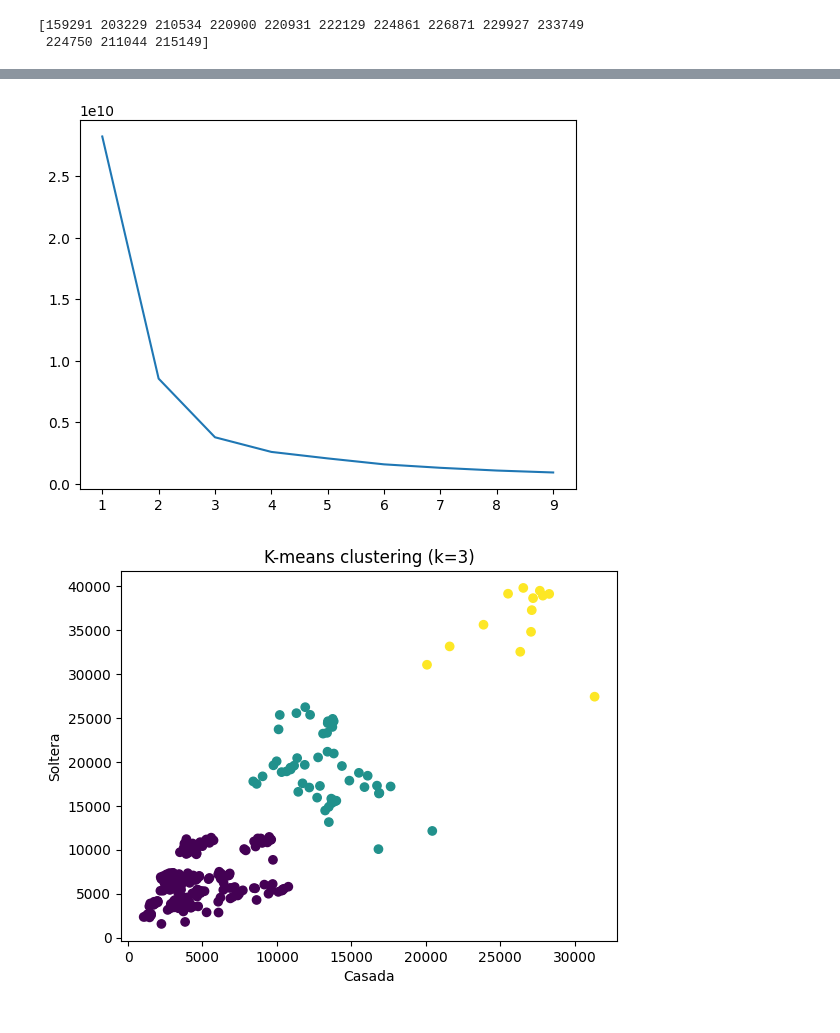
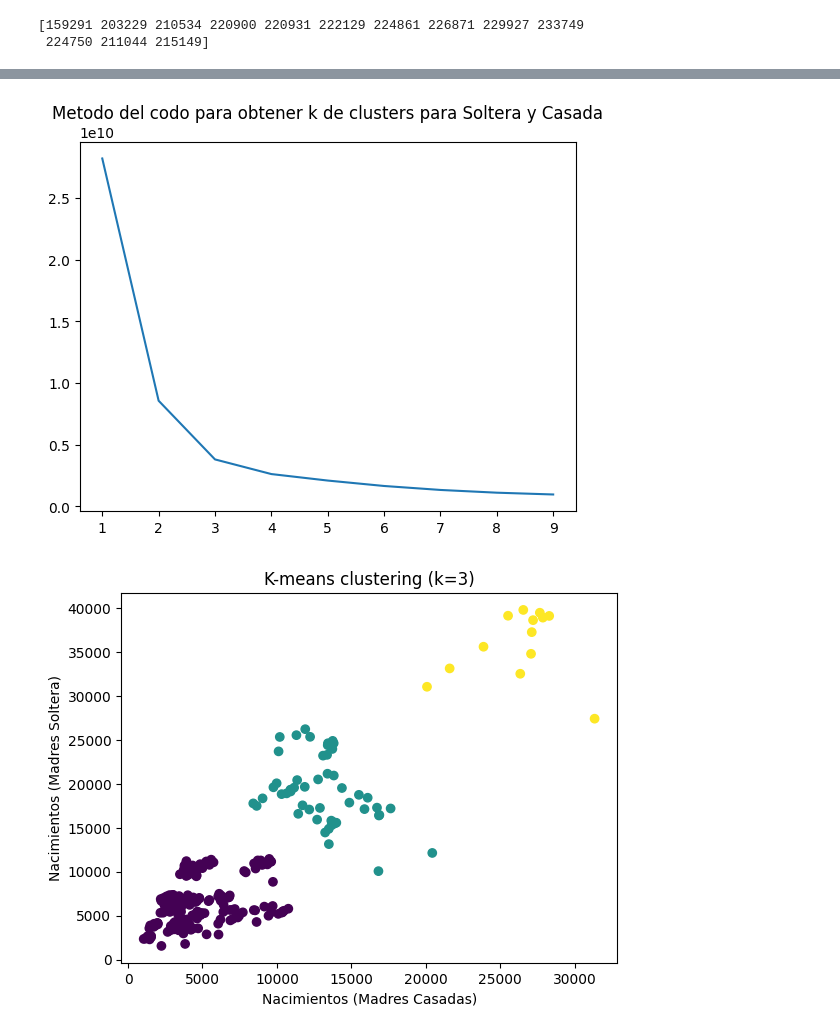
Before and after one commit to aleg001/Proyecto1-MD, a Jupyter notebook: Natalidad.ipynb, the cells around one changed output, grey strips where cells are left out. Saved outputs shown, nothing was run; the diff lists cells and outputs as text; code cells hidden in the pictures.

```diff
--- a/Natalidad.ipynb
+++ b/Natalidad.ipynb
@@ -289,30 +293,32 @@ plt.show()
 # %%
+# Se aplica el metodo del codo para obtener k de clusters para Soltera y Casada
 from sklearn.cluster import KMeans
 from scipy.spatial.distance import cdist
 distortions = []
 inertias = []
 mapping1 = {}
 mapping2 = {}
 K = range(1, 10)
 X = df_merged[["Soltera", "Casada"]]
 sse = []
 for i in range(1,10):
     kmeans = KMeans(n_clusters=i , max_iter=300)
     kmeans.fit(X)  # <- fit here.....
     sse.append(kmeans.inertia_)
 
 plt.plot(range(1,10),sse)
+plt.title("Metodo del codo para obtener k de clusters para Soltera y Casada")
 plt.show()
 # %% [output]
-[figure, old version]
+[figure, new version]
 # %%
 kmeans = KMeans(n_clusters=3, \
                     init='k-means++', random_state=42)
 y_kmeans = kmeans.fit_predict(X)
 plt.scatter(df_merged["Casada"], X["Soltera"], c=y_kmeans)
 plt.title('K-means clustering (k={})'.format(3))
-plt.xlabel('Casada')
-plt.ylabel('Soltera')
+plt.xlabel('Nacimientos (Madres Casadas)')
+plt.ylabel('Nacimientos (Madres Soltera)')
 plt.show()
 # %% [output]
-[figure, old version]
+[figure, new version]
```
Also changed, not shown: parts of 11 cells of this notebook, 3 other files.
